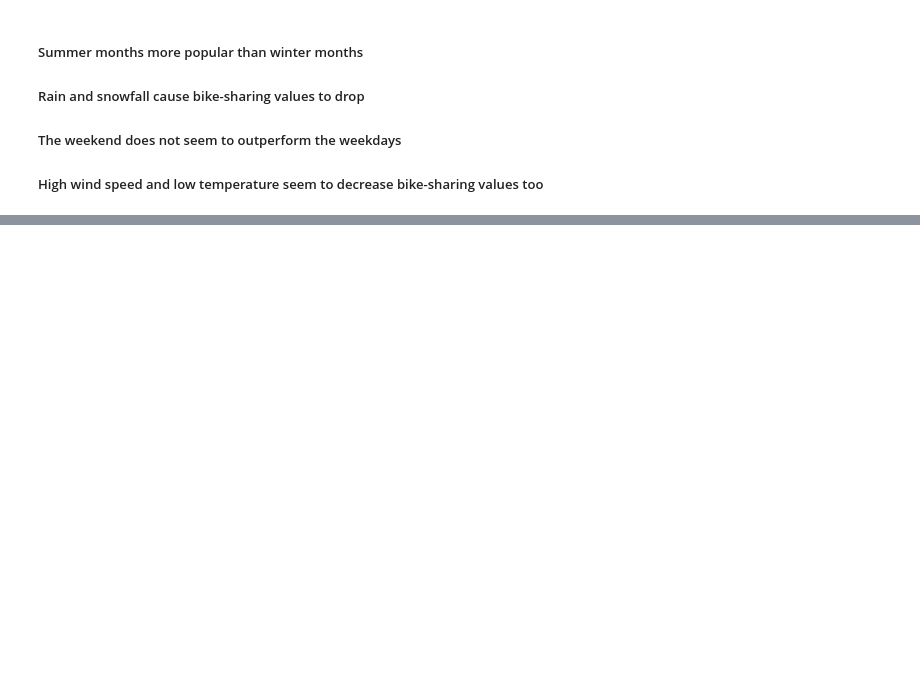
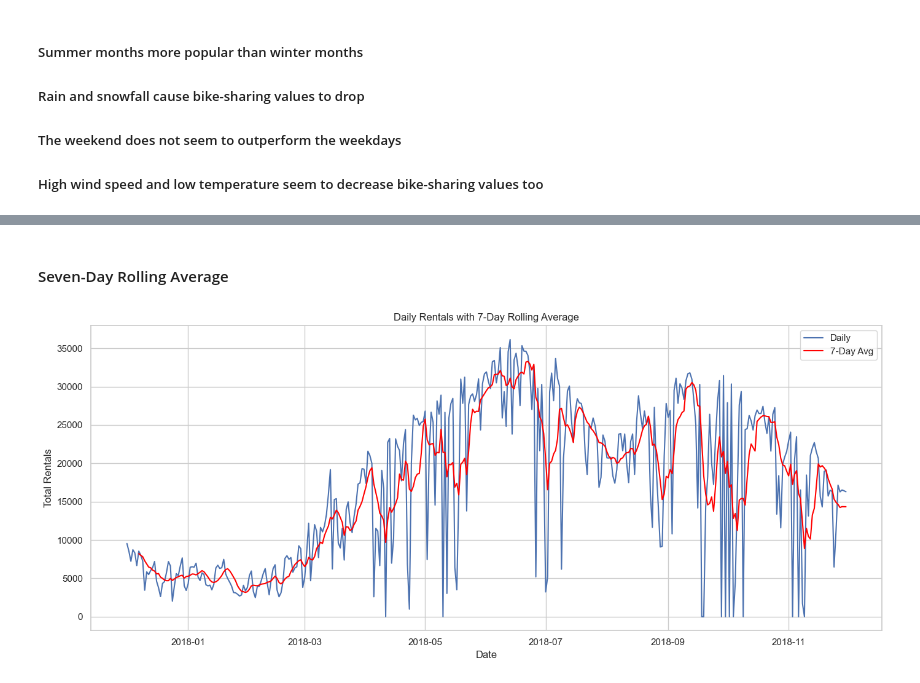
Before and after one commit to BarraHarrison/Seoul-Bike-Sharing, a Jupyter notebook: main.ipynb, the cells around one changed output, grey strips where cells are left out. Saved outputs shown, nothing was run; the diff lists cells and outputs as text; code cells hidden in the pictures; blank space fills up the shorter version.

```diff
--- a/main.ipynb
+++ b/main.ipynb
@@ -196,0 +240,16 @@ plt.show()
+# %% [markdown]
+#### Seven-Day Rolling Average
+# %%
+daily_rentals['7-day Rolling Avg'] = daily_rentals['Rented Bike Count'].rolling(window=7).mean()
+
+plt.figure(figsize=(14,6))
+sns.lineplot(data=daily_rentals, x='Date', y='Rented Bike Count', label='Daily')
+sns.lineplot(data=daily_rentals, x='Date', y='7-day Rolling Avg', label='7-Day Avg', color='red')
+plt.title('Daily Rentals with 7-Day Rolling Average')
+plt.xlabel('Date')
+plt.ylabel('Total Rentals')
+plt.legend()
+plt.tight_layout()
+plt.show()
+# %% [output]
+[figure, added]
```
Also changed, not shown: parts of 7 cells of this notebook.
